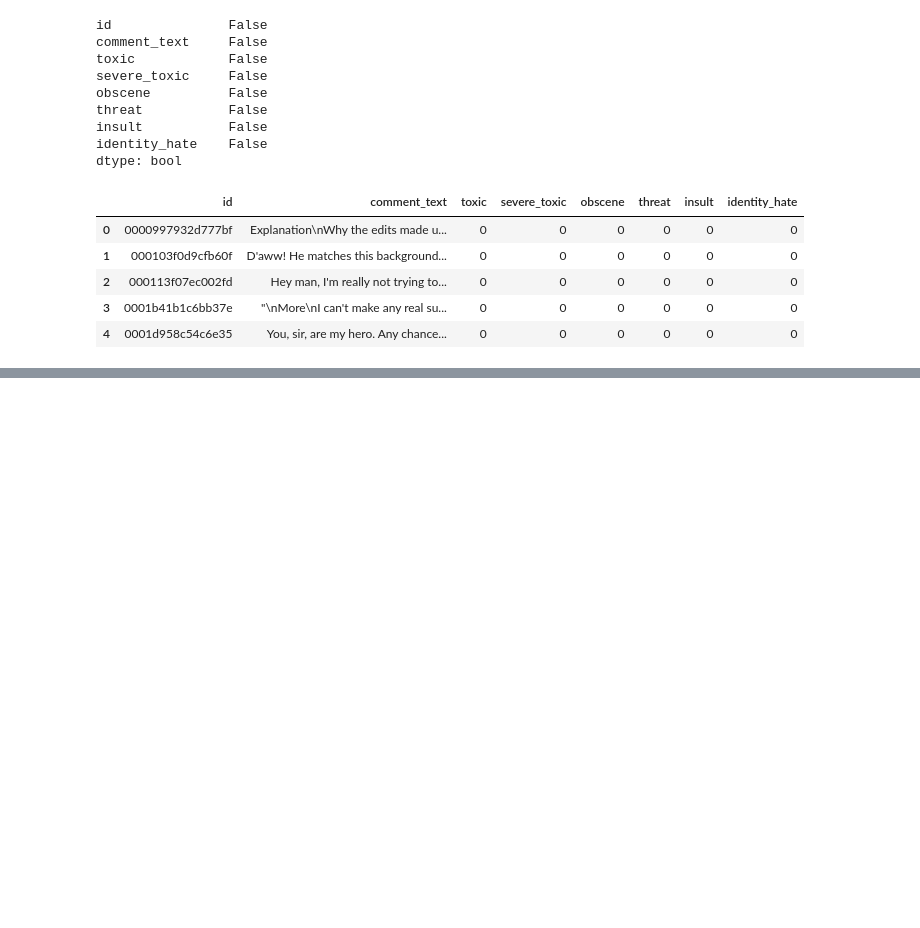
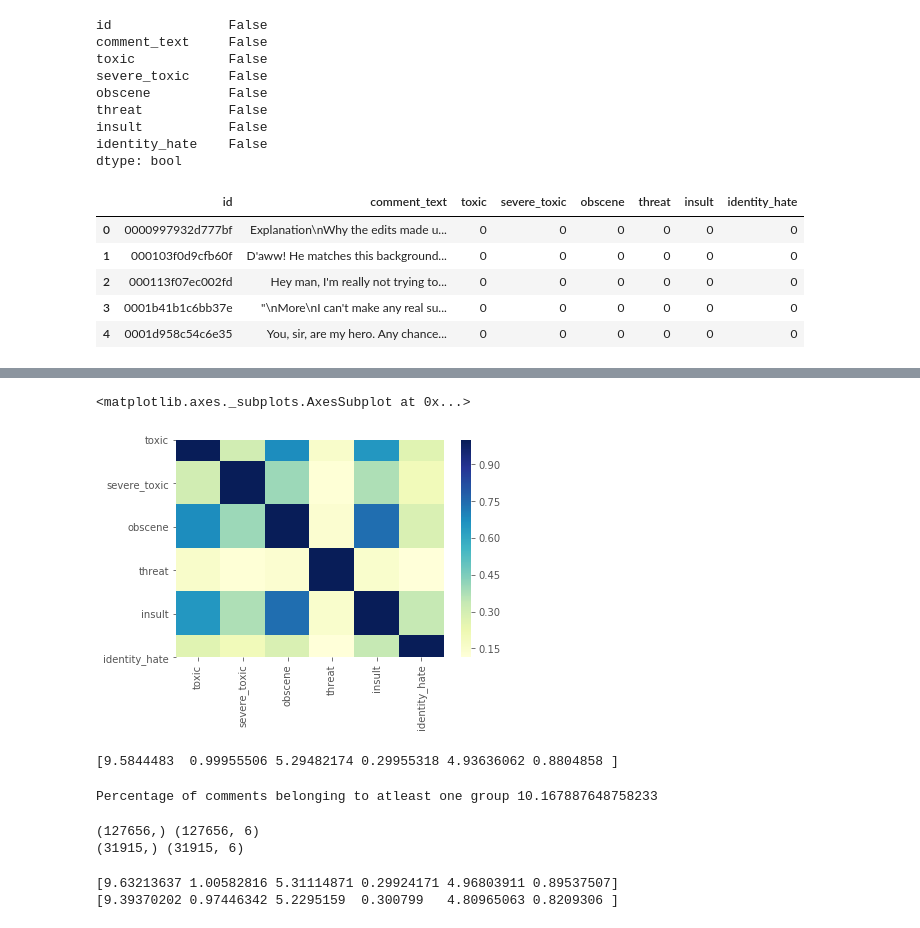
Before and after one commit to alexforever86/text-toxicity, a Jupyter notebook: keras-fasttext.ipynb, the cells around one changed output, grey strips where cells are left out. Cells and saved outputs as stored; diff of their text form; code cells hidden in the pictures; blank space fills up the shorter version.

```diff
--- a/keras-fasttext.ipynb
+++ b/keras-fasttext.ipynb
@@ -59 +87,12 @@ train_df.head()
+# %%
+corr = train_df[["toxic", "severe_toxic", "obscene", "threat", "insult", "identity_hate"]].corr()
+
+# plot the heatmap
+sns.heatmap(corr,
+            cmap="YlGnBu",
+            xticklabels=corr.columns,
+            yticklabels=corr.columns)
+# %% [output]
+<matplotlib.axes._subplots.AxesSubplot at 0x...>
+[figure, added]
 # %%
@@ -62,0 +102,26 @@ X_test = test_df["comment_text"].values
+# %%
+# Getting the percentage, the numpy way
+print(np.mean(y_df, axis=0) * 100)
+# %% [output]
+[9.5844483  0.99955506 5.29482174 0.29955318 4.93636062 0.8804858 ]
+# %%
+# Total toxic comments - all class
+num_of_classes = np.sum(y_df, axis=1)
+atleast_one = num_of_classes[num_of_classes > 0]
+print("Percentage of comments belonging to atleast one group", atleast_one.shape[0]*100/y_df.shape[0])
+# %% [output]
+Percentage of comments belonging to atleast one group 10.167887648758233
+# %%
+X_train, X_test, y_train, y_test = train_test_split(X_df, y_df, test_size=0.2)
+print (X_train.shape, y_train.shape)
+print (X_test.shape, y_test.shape)
+# %% [output]
+(127656,) (127656, 6)
+(31915,) (31915, 6)
+# %%
+# Checking the distribution after split
+print(np.mean(y_train, axis=0) * 100)
+print(np.mean(y_test, axis=0) * 100)
+# %% [output]
+[9.63213637 1.00582816 5.31114871 0.29924171 4.96803911 0.89537507]
+[9.39370202 0.97446342 5.2295159  0.300799   4.80965063 0.8209306 ]
```
Also changed, not shown: parts of 16 cells of this notebook.
